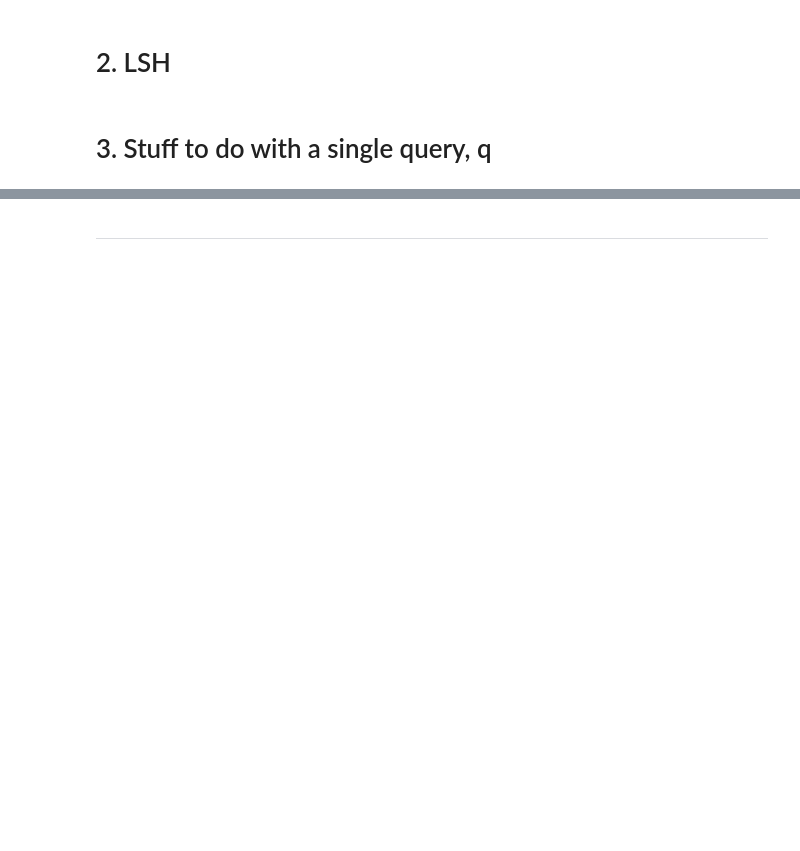
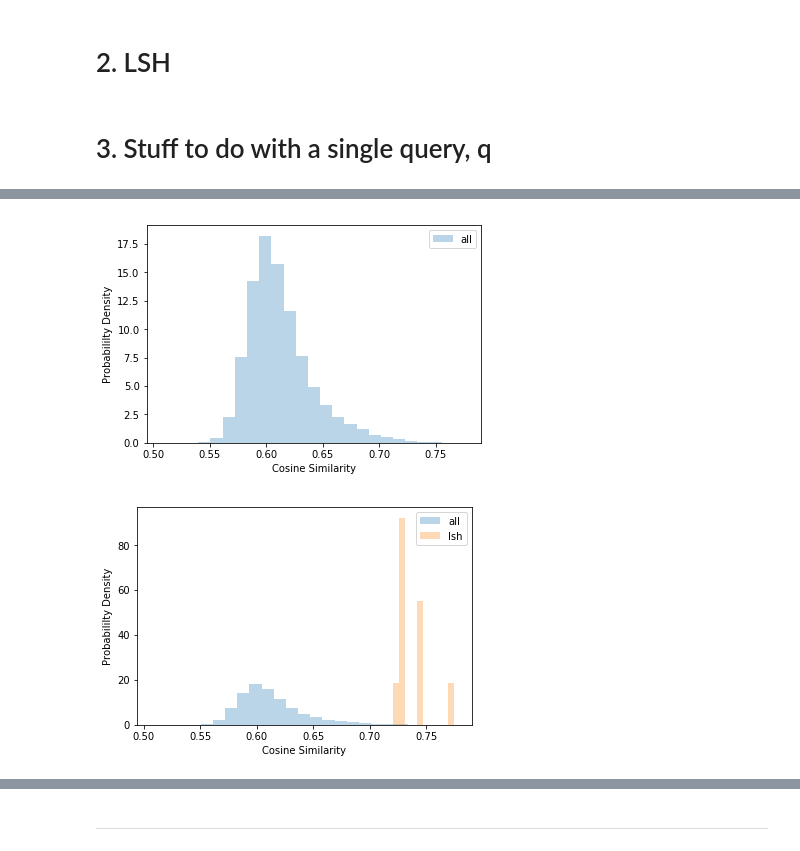
Before and after one commit to davidtag/cs166-project, a Jupyter notebook: Experiment_grid_search.ipynb, the cells around one changed output, grey strips where cells are left out. Drawn from its saved outputs; the diff is of its cells as text; code cells hidden in the pictures; blank space fills up the shorter version.

```diff
--- a/Experiment_grid_search.ipynb
+++ b/Experiment_grid_search.ipynb
@@ -128,0 +54,5 @@ plt.show()
+# %%
+query_obj.histograms()
+# %% [output]
+[figure, added]
+[figure, added]
```
Also changed, not shown: parts of 20 cells of this notebook, 3 other files.
